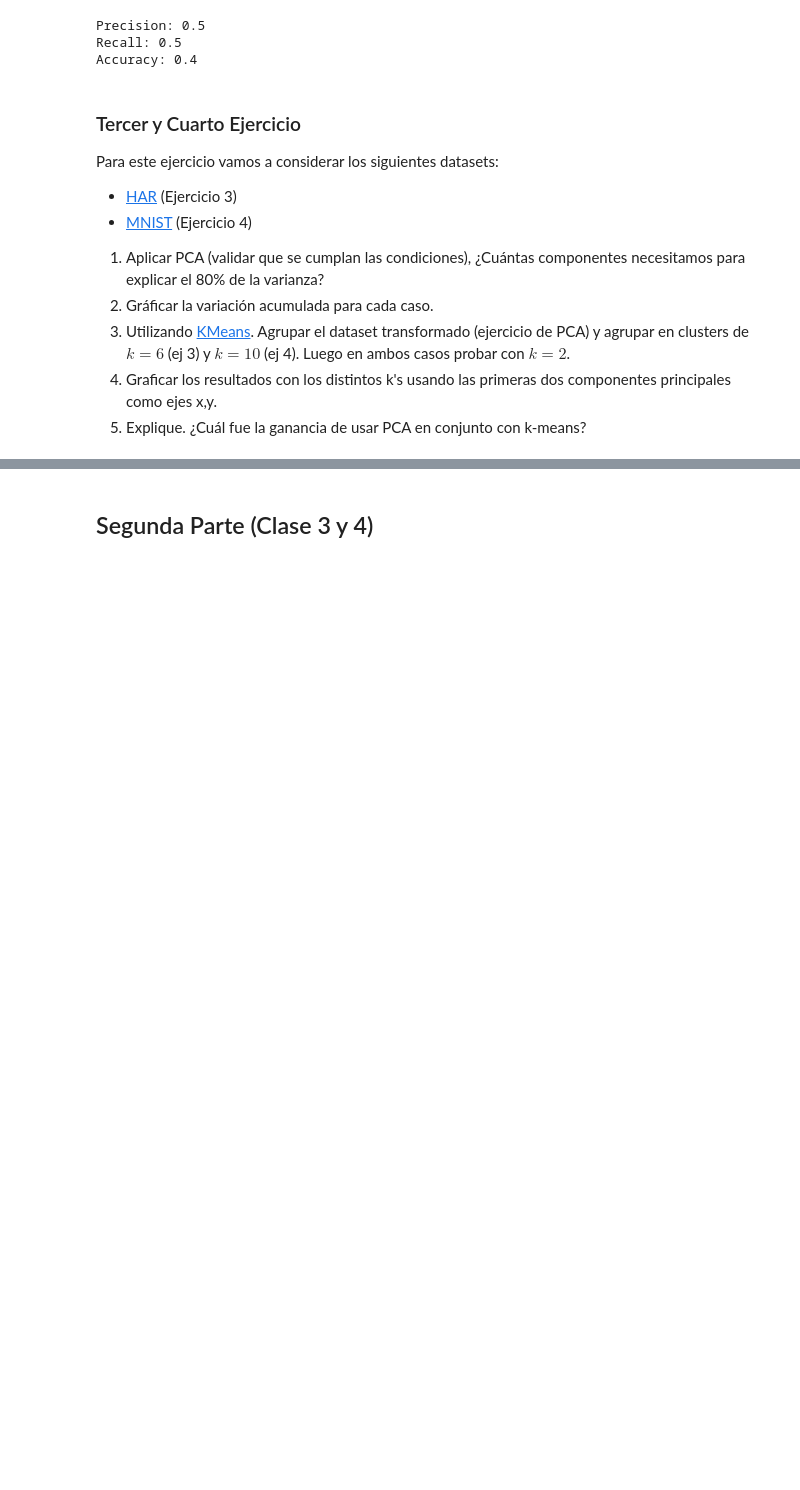
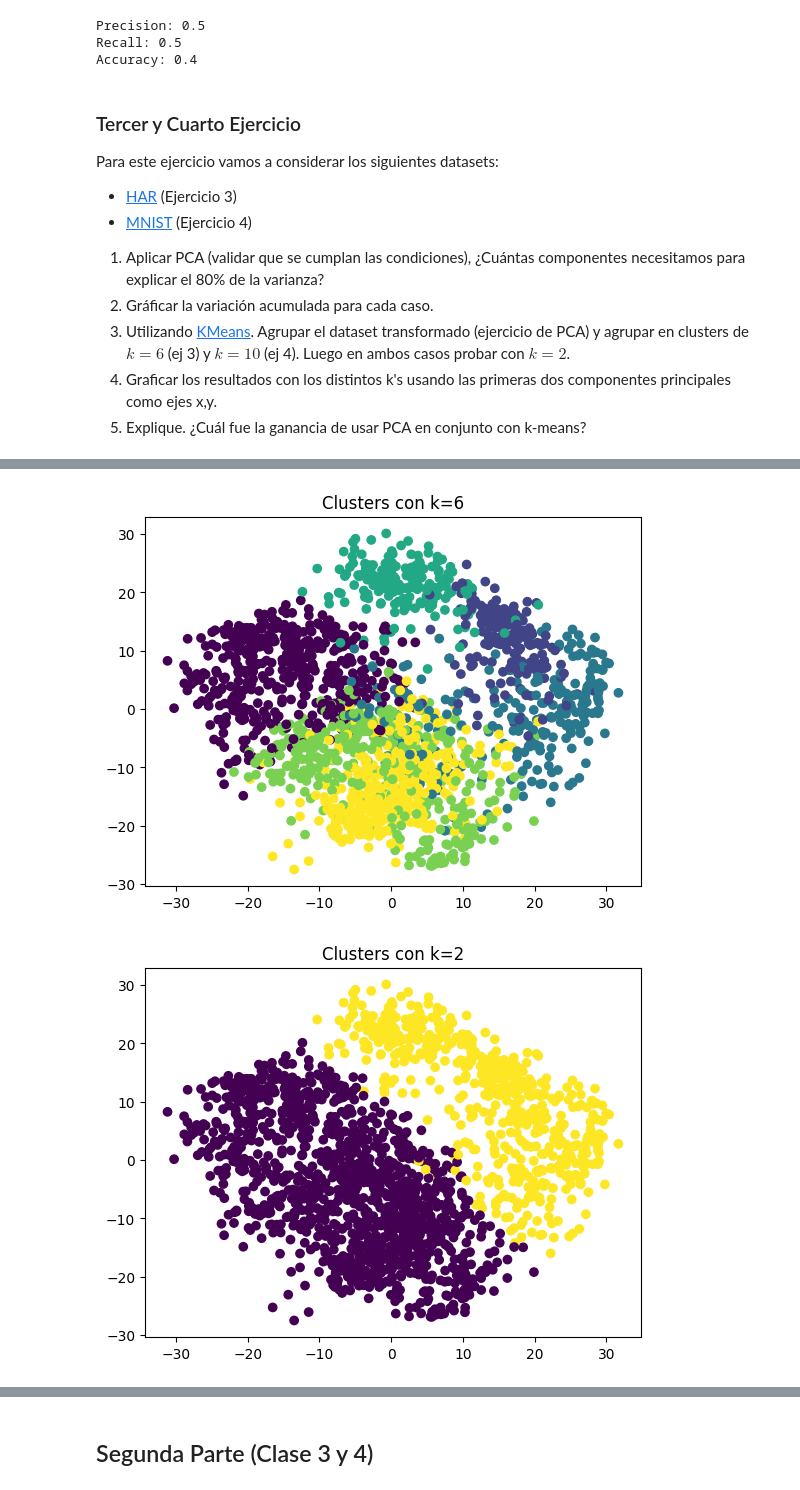
Before and after one commit to raczki/intro_ia, a Jupyter notebook: tp_integrador.ipynb, the cells around one changed output, grey strips where cells are left out. Drawn from its saved outputs; the diff is of its cells as text; code cells hidden in the pictures; blank space fills up the shorter version.

```diff
--- a/tp_integrador.ipynb
+++ b/tp_integrador.ipynb
@@ -116,0 +145,15 @@ Para este ejercicio vamos a considerar los siguientes datasets:
+# %%
+# 3. Utilizando KMeans Agrupar el dataset transformado (ejercicio de PCA) y agrupar en clusters de k=6 y k=2.
+# 4. Graficar los resultados con los distintos k's usando las primeras dos componentes principales como ejes x,y.
+
+pca = PCA(n_components=21)
+digits_transformed = pca.fit_transform(digits.data)
+
+k_values = [6, 2]
+
+for k in k_values:
+    kmeans = KMeans(n_clusters=k, random_state=42)
+    labels = kmeans.fit_predict(digits_transformed)
+    plt.scatter(digits_transformed[:, 0], digits_transformed[:, 1], c=labels)
+    plt.title(f"Clusters con k={k}")
+    plt.show()
@@ -116,0 +202,18 @@ Para este ejercicio vamos a considerar los siguientes datasets:
+# %%
+# 3. Utilizando KMeans Agrupar el dataset transformado (ejercicio de PCA) y agrupar en clusters de k=6 y k=2.
+# 4. Graficar los resultados con los distintos k's usando las primeras dos componentes principales como ejes x,y.
+
+pca = PCA(n_components=21)
+digits_transformed = pca.fit_transform(digits.data)
+
+k_values = [6, 2]
+
+for k in k_values:
+    kmeans = KMeans(n_clusters=k, random_state=42)
+    labels = kmeans.fit_predict(digits_transformed)
+    plt.scatter(digits_transformed[:, 0], digits_transformed[:, 1], c=labels)
+    plt.title(f"Clusters con k={k}")
+    plt.show()
+# %% [output]
+[figure, added]
+[figure, added]
```
Also changed, not shown: parts of 7 cells of this notebook, 2 other files.
